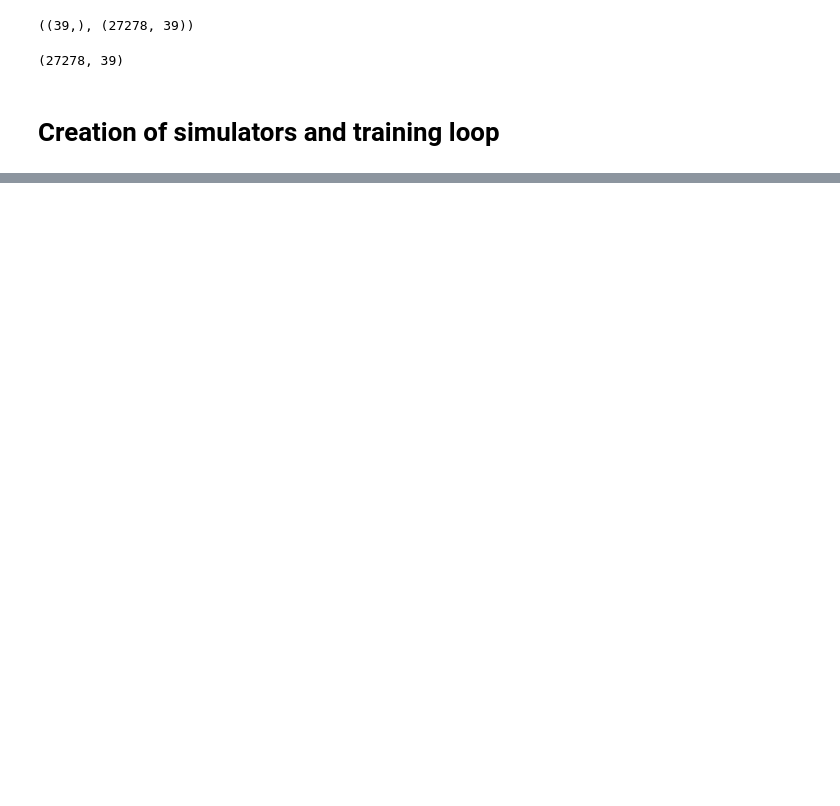
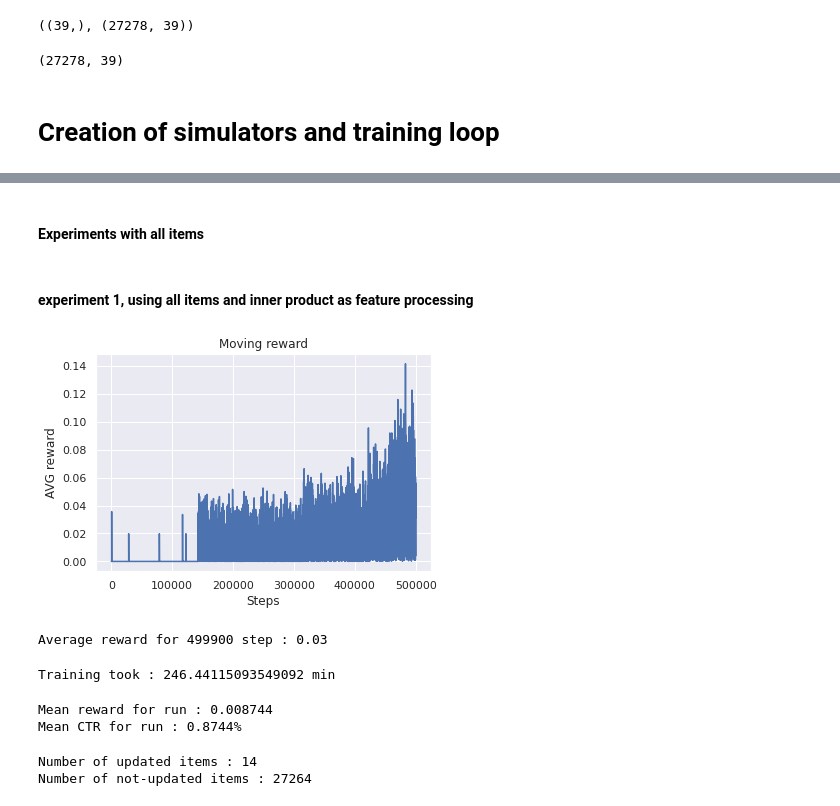
Before and after one commit to HikkaV/LinUCB-Movilens, a Jupyter notebook: notebooks/linucb_movielens_online.ipynb, the cells around one changed output, grey strips where cells are left out. Drawn from its saved outputs; the diff is of its cells as text; code cells hidden in the pictures; blank space fills up the shorter version.

Commit message:
added new experiments

```diff
--- a/notebooks/linucb_movielens_online.ipynb
+++ b/notebooks/linucb_movielens_online.ipynb
@@ -266,5 +301,3 @@ user_feature_buffer = UserFeatureBuffer(items_meta, items_column='movieId', feat
 random_seed = 6
 batch_metrics = 100
 np.random.seed(random_seed)
-# %%
-bandit = TFLinUCB(context_dimension=feature_shape,items=items[:100], alpha=0.1)
@@ -307,0 +354,18 @@ KeyboardInterrupt:
+# %%
+sample_users = users_ratings[:500000]
+# %% [markdown]
+#### Experiments with all items
+# %% [markdown]
+#### experiment 1, using all items and inner product as feature processing
+# %%
+generator, user_hist_buffer,user_feature_buffer = define_buffers(sample_users, items_meta, feature_shape)
+# %%
+feature_processing = inner_feature
+# %%
+bandit_all_items, reward_all_items = train(generator,user_feature_buffer,user_hist_buffer,
+          feature_processing,i_features, items,
+          alpha=0.1)
+# %% [output]
+[figure, added]
+Average reward for 499900 step : 0.03
+Training took : 246.44115093549092 min
@@ -307,0 +375,11 @@ KeyboardInterrupt:
+# %%
+print('Mean reward for run : {}'.format(np.mean(reward_all_items)))
+print('Mean CTR for run : {}%'.format(np.mean(reward_all_items)*100))
+# %% [output]
+Mean reward for run : 0.008744
+Mean CTR for run : 0.8744%
+# %%
+check_params(bandit_all_items)
+# %% [output]
+Number of updated items : 14
+Number of not-updated items : 27264
```
Also changed, not shown: parts of 63 cells of this notebook.
